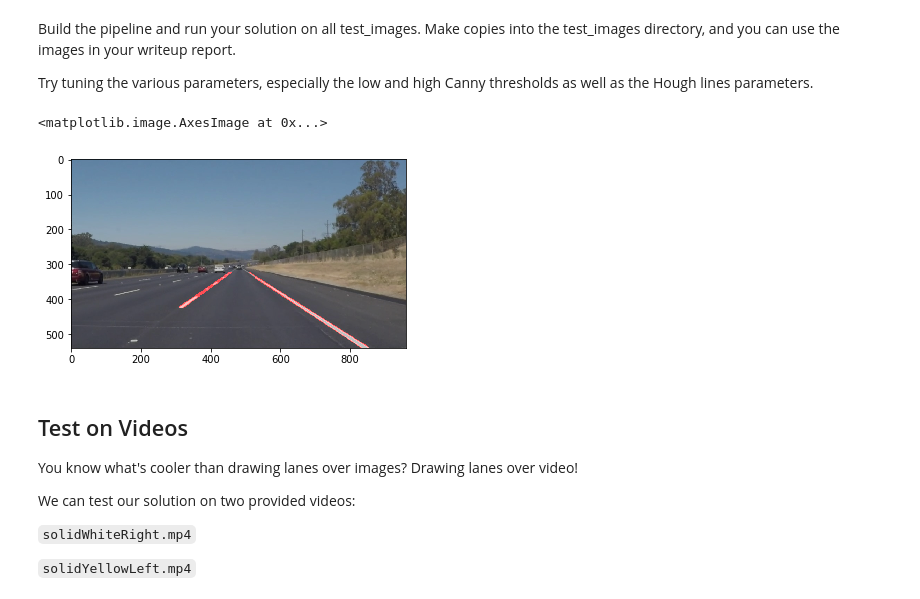
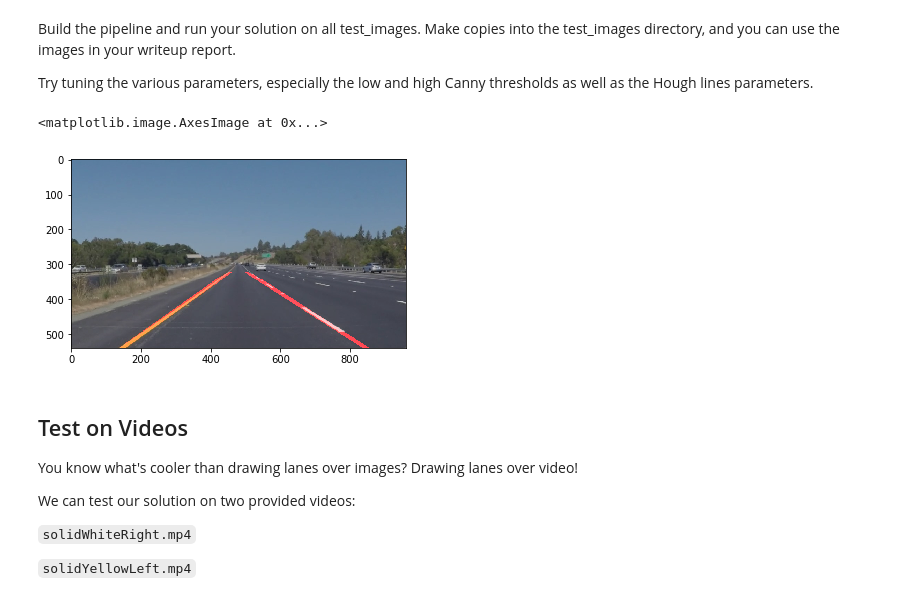
Before and after one commit to josemacenteno/CarND-LaneLines-P1, a Jupyter notebook: P1.ipynb, the cells around one changed output. Saved outputs shown, nothing was run; the diff lists cells and outputs as text; code cells hidden in the pictures.

Commit message:
merged lanes based on slope, used np.polyfit to calculate the line that more closely fits all the segments detected, drawn across the full region of interest

```diff
--- a/P1.ipynb
+++ b/P1.ipynb
@@ -203,41 +240,41 @@ def image_pipeline(img, kernel_size=5,
                    ):
     initial_image = np.copy(img)
     gray_image = grayscale(img)
     blured_image = gaussian_blur(gray_image, kernel_size)
     edged_image = canny(blured_image, low_threshold, high_threshold)
 
     imshape = gray_image.shape
     ysize, xsize = imshape[0:2]
-    vertices = np.array([[(0,ysize),(xsize/2-30, 4.2*ysize/7), (xsize/2+30, 4.2*ysize/7), (xsize,ysize)]], dtype=np.int32)
+    vertices = np.array([[(50,ysize),(xsize/2-30, 4.2*ysize/7), (xsize/2+30, 4.2*ysize/7), (xsize-50,ysize)]], dtype=np.int32)
     roi_edged_image = region_of_interest(edged_image, vertices)
 
     rho = 1
     theta = np.pi/180
-    threshold = 10
-    min_line_len = 100
-    max_line_gap = 100
+    threshold = 15
+    min_line_len = 10
+    max_line_gap = 10
     lanes_image = hough_lines(roi_edged_image, rho, theta, threshold, min_line_len, max_line_gap)
+    roi_lanes_image = region_of_interest(lanes_image, vertices)
 
-    #lanes_image = draw_lines(roi_edged_image, detected_lines, color=[255, 0, 0], thickness=2)
     # Image combination parameters
     α=0.8
     β=1.
     λ=0
-    result = weighted_img(lanes_image, initial_image, α=0.8, β=1., λ=0.)
+    result = weighted_img(roi_lanes_image, initial_image, α=0.8, β=1., λ=0.)
 
     return result
 
 # Index -> {0-5}
-image_index = 5
+image_index = 1
 
 input_image = os.listdir("test_images/")[image_index]
 
 image = mpimg.imread('test_images/'+ input_image)
 processed_image = image_pipeline(image)
 plt.imshow(processed_image)
 # %% [output]
 <matplotlib.image.AxesImage at 0x...>
-[figure, old version]
+[figure, new version]
 # %% [markdown]
 ## Test on Videos
 
```
Also changed, not shown: parts of 3 cells of this notebook.
